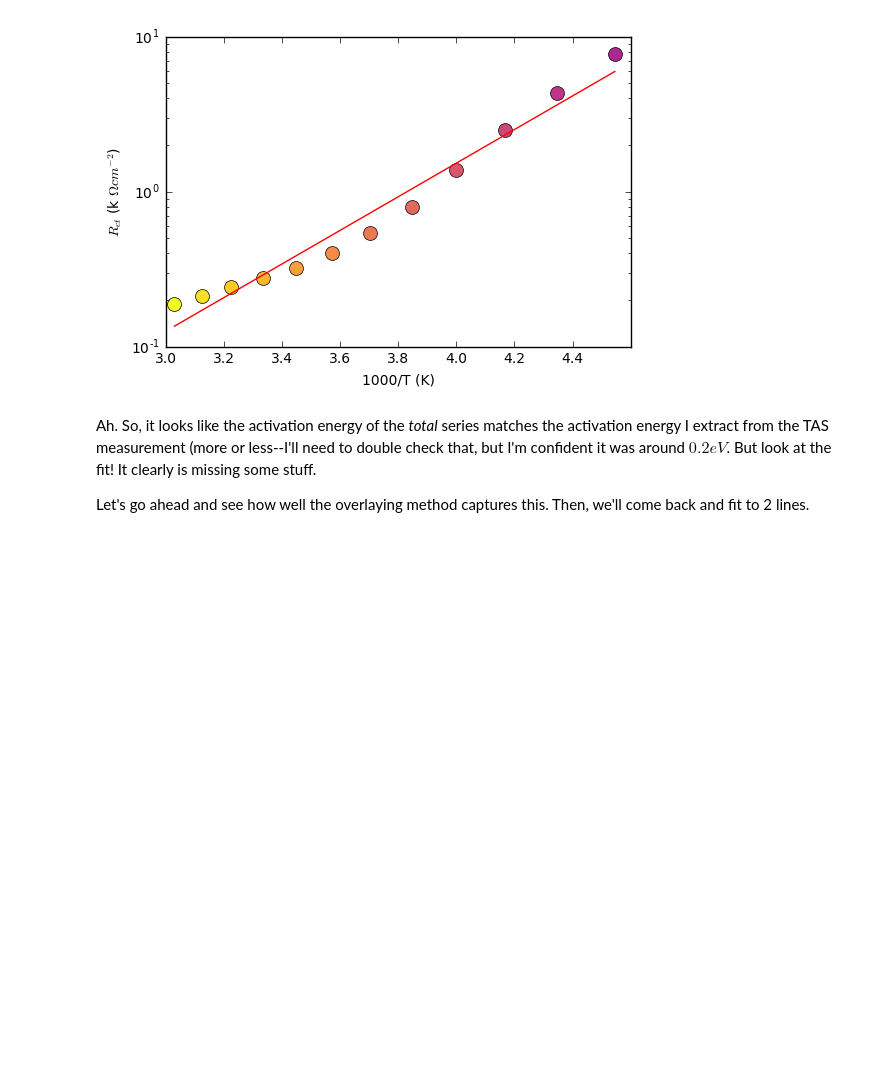
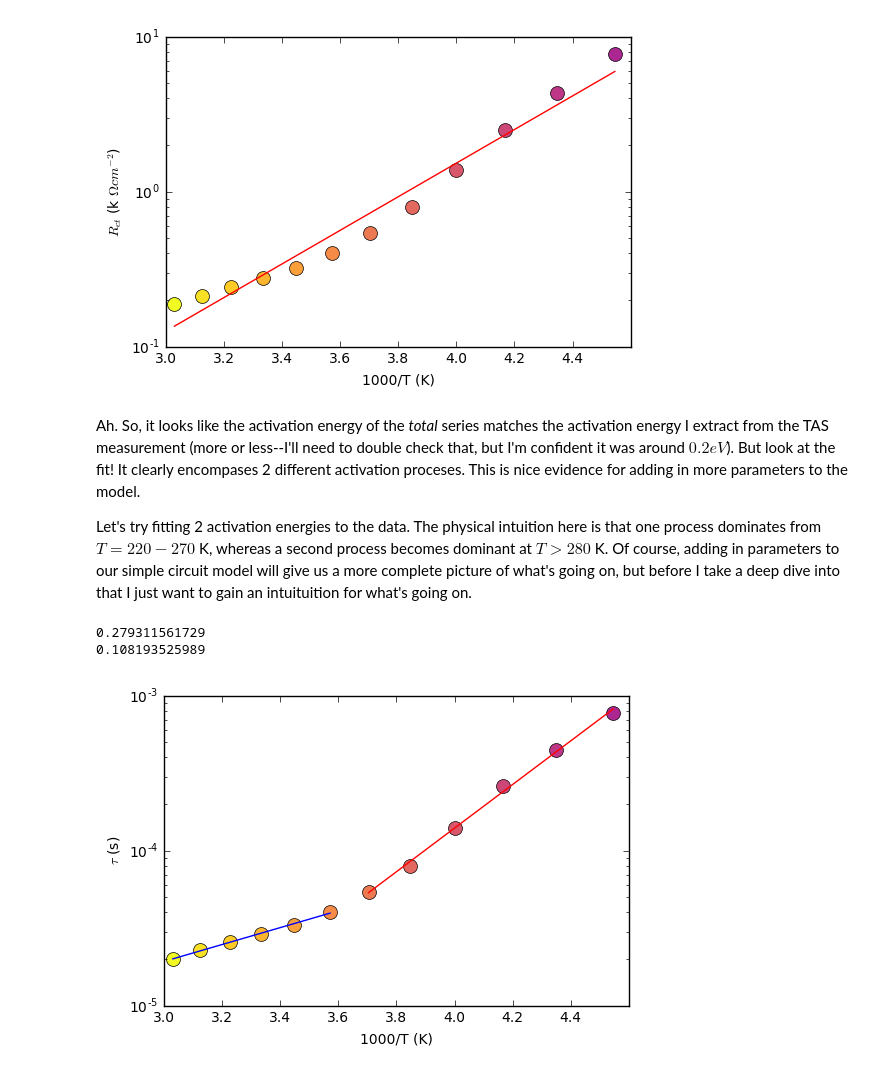
Before and after one commit to es-wong/Impedance-Project, a Jupyter notebook: oldData_testAnalysis.ipynb, the cells around one changed output. Drawn from its saved outputs; the diff is of its cells as text; code cells hidden in the pictures; blank space fills up the shorter version.

Commit message:
need to add 2nd (+3rd?) RC

```diff
--- a/oldData_testAnalysis.ipynb
+++ b/oldData_testAnalysis.ipynb
@@ -679,7 +696,7 @@ ax.set_yscale('log')
 
 
 # also calculate the effective capacitance (according to Brug, et. al.) and see if this matches with our intuition of what's happening
-Ceff = np.zeros(tmax-offSet+1)
+Ceff = np.zeros(tmax-offSet)
 for t in range(0,bounds1.shape[0]):
     Ceff[t] = [QFits[t]*((1/RsFits[t]) + (1/RctFits[t]))**(alphaFits[t]-1)]**(1/alphaFits[t])
 
@@ -765,6 +782,60 @@ plt.savefig(figDir + figName,dpi = 300)
 [figure]
 [figure]
 # %% [markdown]
-Ah. So, it looks like the activation energy of the *total* series matches the activation energy I extract from the TAS measurement (more or less--I'll need to double check that, but I'm confident it was around $0.2 eV$. But look at the fit! It clearly is missing some stuff.
+Ah. So, it looks like the activation energy of the *total* series matches the activation energy I extract from the TAS measurement (more or less--I'll need to double check that, but I'm confident it was around $0.2 eV$). But look at the fit! It clearly encompases 2 different activation proceses. This is nice evidence for adding in more parameters to the model.
 
-Let's go ahead and see how well the overlaying method captures this. Then, we'll come back and fit to 2 lines.
+Let's try fitting 2 activation energies to the data. The physical intuition here is that one process dominates from $T = 220 - 270$ K, whereas a second process becomes dominant at $T > 280$ K. Of course, adding in parameters to our simple circuit model will give us a more complete picture of what's going on, but before I take a deep dive into that I just want to gain an intuituition for what's going on.
+# %%
+# extract index of critical temperature
+idxC = np.where(T == 270.)[0][0]
+# print(idxC)
+# print(T[idxC])
+idxTau = idxC - offSet + 1
+# print(idxTau)
+# print(tau[0:idxTau])
+
+# print(T[offSet:idxC+1].shape[0])
+# print(T[offSet:idxC+1])
+# print(tau[:idxTau].shape[0])
+# print(tau[:idxTau])
+
+# print(T[idxC + 1:].shape[0])
+# print(T[idxC + 1:])
+# print(tau[idxTau:].shape[0])
+# print(tau[idxTau:])
+# print(tau)
+
+# run the sub fits
+xSub1 = np.vstack( [1e3/T[offSet:idxC+1], np.ones(len(T[offSet:idxC+1]))] ).T
+ySub1 = np.log(tau[:idxTau])
+mSub1,cSub1 = np.linalg.lstsq(xSub1,ySub1)[0]
+# print(mSub1,cSub1)
+EtauA = ((kB*mSub1)*1e3)
+print(EtauA)
+tauLineA =  np.exp(mSub1*(1e3/T[offSet:idxC+1])) * np.exp(cSub1)
+
+xSub2 = np.vstack( [1e3/T[idxC + 1:], np.ones(len(T[idxC + 1:]))] ).T
+ySub2 = np.log(tau[idxTau:])
+mSub2,cSub2 = np.linalg.lstsq(xSub2,ySub2)[0]
+# print(mSub2,cSub2)
+EtauB = ((kB*mSub2)*1e3)
+print(EtauB)
+tauLineB =  np.exp(mSub2*(1e3/T[idxC + 1:])) * np.exp(cSub2)
+
+
+fig,ax = plt.subplots(1,1)
+for t in range(0,bounds1.shape[0]):
+    ax.plot(1e3/T[t+offSet],tau[t],'o',color=tuple(colSet[t+offSet]),markersize = 10)
+
+ax.plot(1e3/T[offSet:idxC+1],tauLineA, 'r')
+ax.plot(1e3/T[idxC + 1:],tauLineB, 'b')
+
+ax.set_xlabel("1000/T (K)")
+ax.set_ylabel("$\\tau$ (s)")
+ax.set_yscale('log')
+figName = '\\arrheniusTauLine_line2.png'
+plt.savefig(figDir + figName,dpi = 300)
+# %% [output]
+0.279311561729
+0.108193525989
+[figure, added]
```
Also changed, not shown: parts of 11 cells of this notebook.
